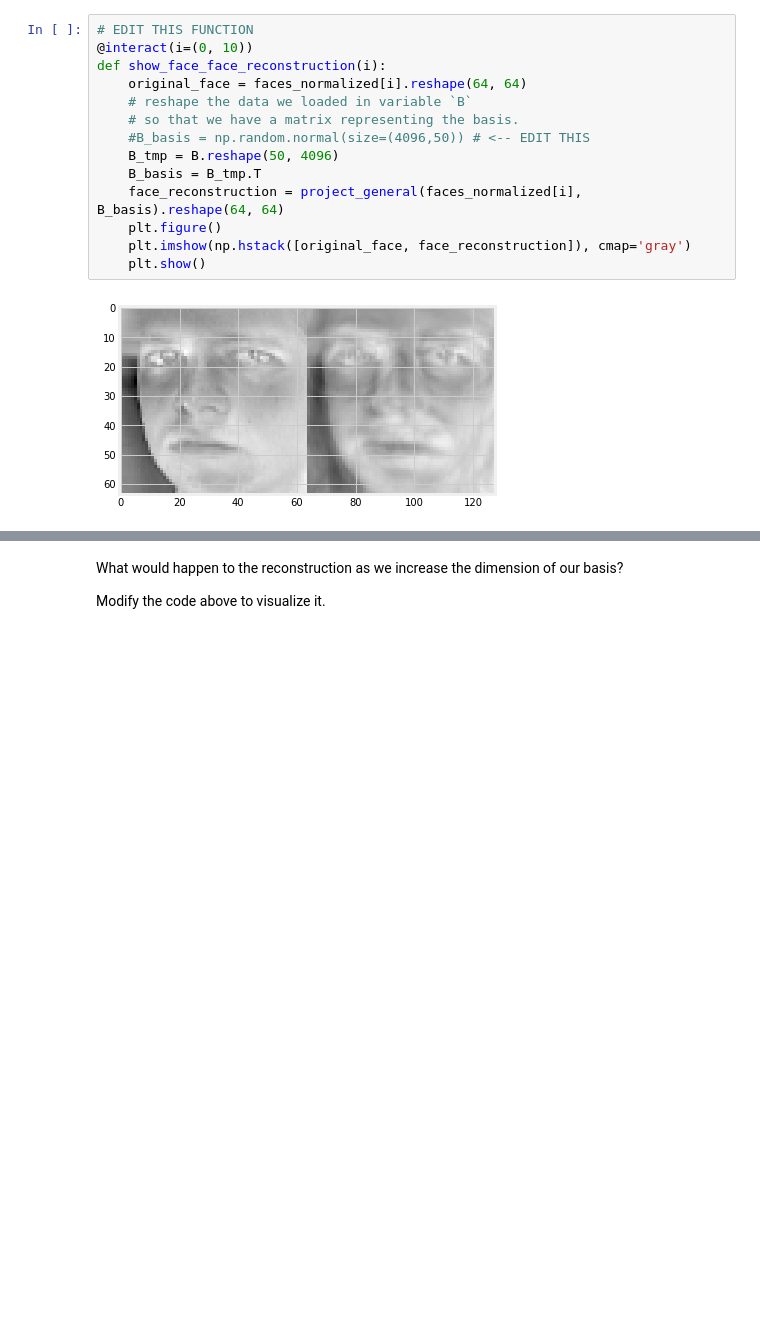
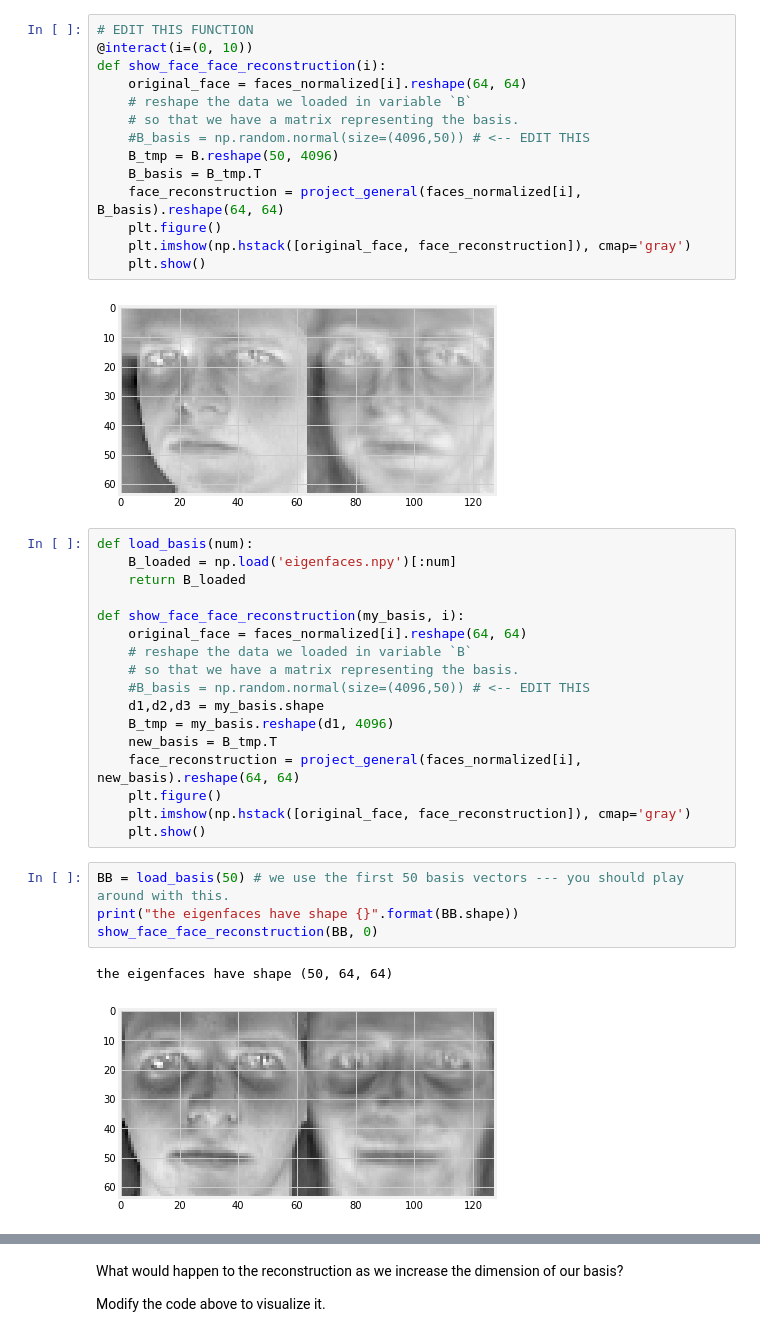
Before and after one commit to SYYoung/Math-for-Machine-Learning, a Jupyter notebook: pca-coursera/week3.ipynb, the cells around one changed output, grey strips where cells are left out. Cells and saved outputs as stored; diff of their text form; blank space fills up the shorter version.

```diff
--- a/pca-coursera/week3.ipynb
+++ b/pca-coursera/week3.ipynb
@@ -379,3 +379,27 @@ def show_face_face_reconstruction(i):
     plt.show()
 # %% [output]
 [figure]
+# %%
+def load_basis(num):
+    B_loaded = np.load('eigenfaces.npy')[:num]
+    return B_loaded
+
+def show_face_face_reconstruction(my_basis, i):
+    original_face = faces_normalized[i].reshape(64, 64)
+    # reshape the data we loaded in variable `B`
+    # so that we have a matrix representing the basis.
+    #B_basis = np.random.normal(size=(4096,50)) # <-- EDIT THIS
+    d1,d2,d3 = my_basis.shape
+    B_tmp = my_basis.reshape(d1, 4096)
+    new_basis = B_tmp.T
+    face_reconstruction = project_general(faces_normalized[i], new_basis).reshape(64, 64)
+    plt.figure()
+    plt.imshow(np.hstack([original_face, face_reconstruction]), cmap='gray')
+    plt.show()
+# %%
+BB = load_basis(50) # we use the first 50 basis vectors --- you should play around with this.
+print("the eigenfaces have shape {}".format(BB.shape))
+show_face_face_reconstruction(BB, 0)
+# %% [output]
+the eigenfaces have shape (50, 64, 64)
+[figure, added]
```
Also changed, not shown: parts of 1 cell of this notebook.
